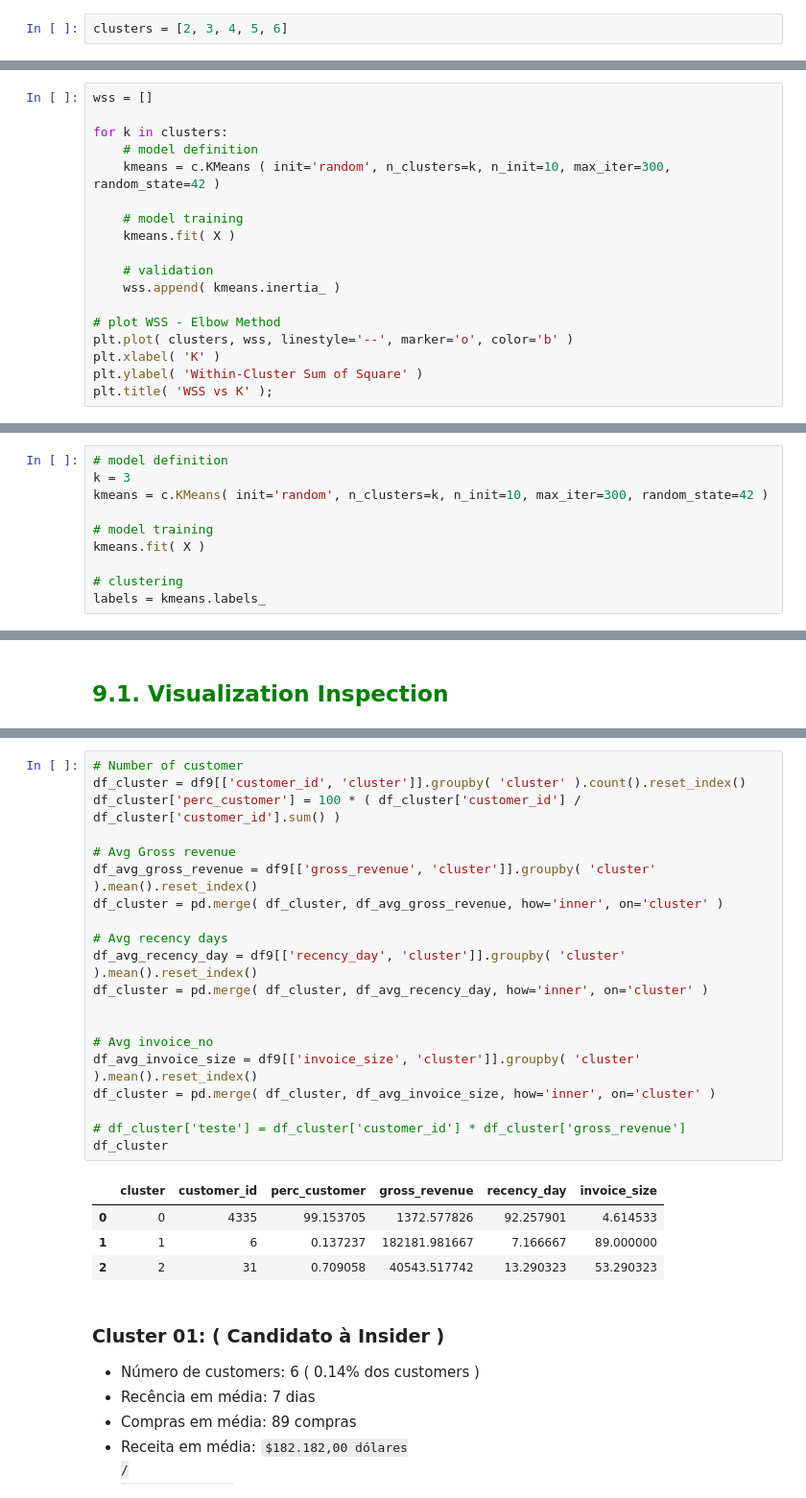
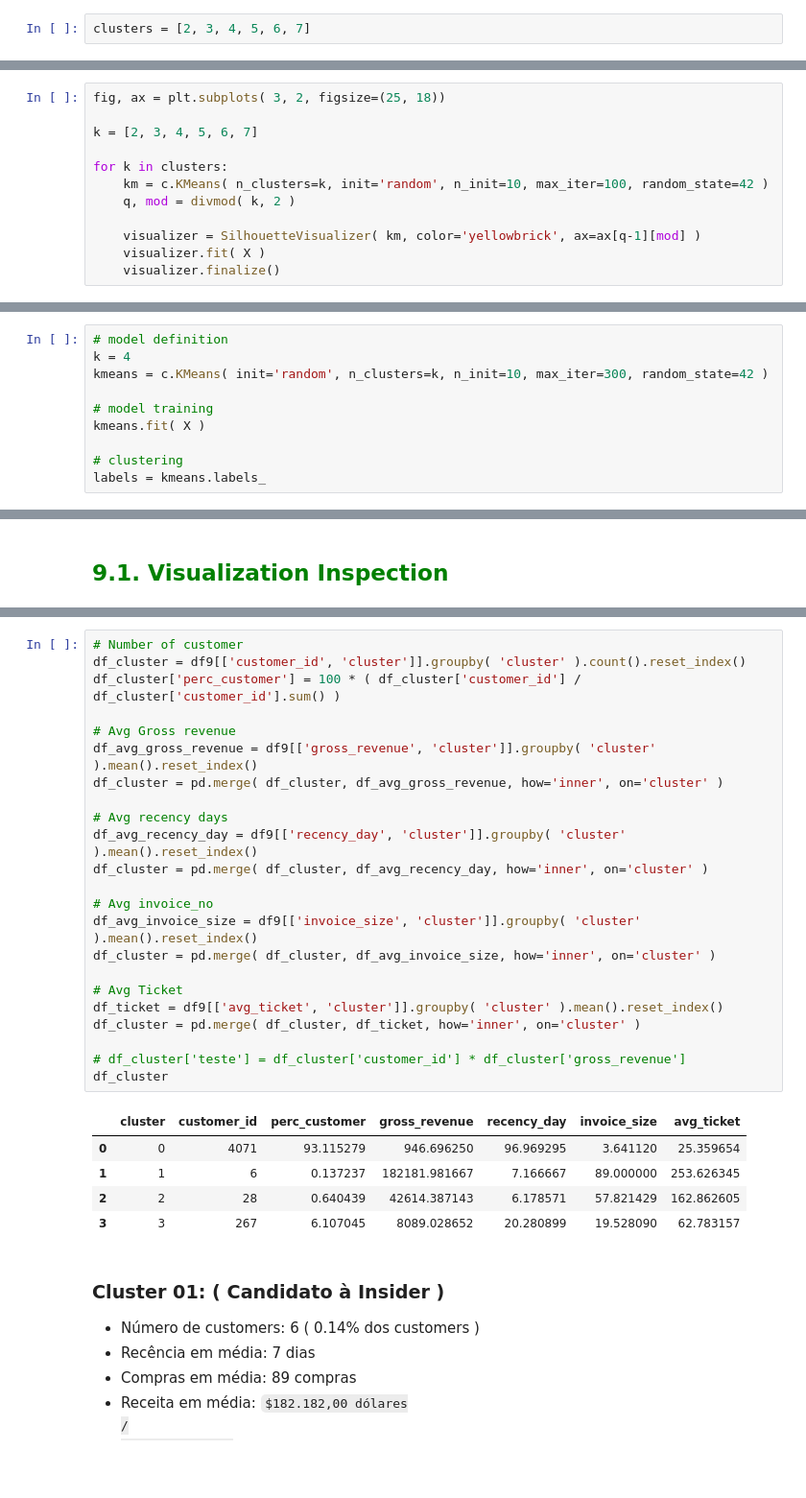
Before and after one commit to fmatholiveira/insiders-clustering, a Jupyter notebook: notebooks/c0.2-mof-metrics.ipynb, the cells around one changed output, grey strips where cells are left out. Shown at 96% size. Saved outputs shown, nothing was run; the diff lists cells and outputs as text; some formulas as TeX source; blank space fills up the shorter version.

```diff
--- a/notebooks/c0.2-mof-metrics.ipynb
+++ b/notebooks/c0.2-mof-metrics.ipynb
@@ -196,24 +203,6 @@ df6 = df5.copy()
 # %%
 X = df6.drop( columns=['customer_id'] )
 # %%
-clusters = [2, 3, 4, 5, 6]
+clusters = [2, 3, 4, 5, 6, 7]
 # %% [markdown]
 ## <font color='green'>7.1. Within-Cluster Sum of Square ( WSS )</font>
-# %%
-wss = []
-
-for k in clusters:
-    # model definition
-    kmeans = c.KMeans ( init='random', n_clusters=k, n_init=10, max_iter=300, random_state=42 )
-
-    # model training
-    kmeans.fit( X )
-
-    # validation
-    wss.append( kmeans.inertia_ )
-
-# plot WSS - Elbow Method
-plt.plot( clusters, wss, linestyle='--', marker='o', color='b' )
-plt.xlabel( 'K' )
-plt.ylabel( 'Within-Cluster Sum of Square' )
-plt.title( 'WSS vs K' );
@@ -238,2 +224,14 @@ kmeans.show();
 # %% [markdown]
 ## <font color='green'>7.3. Sillhouette Analysis</font>
+# %%
+fig, ax = plt.subplots( 3, 2, figsize=(25, 18))
+
+k = [2, 3, 4, 5, 6, 7]
+
+for k in clusters:
+    km = c.KMeans( n_clusters=k, init='random', n_init=10, max_iter=100, random_state=42 )
+    q, mod = divmod( k, 2 )
+
+    visualizer = SilhouetteVisualizer( km, color='yellowbrick', ax=ax[q-1][mod] )
+    visualizer.fit( X )
+    visualizer.finalize()
@@ -243,7 +243,7 @@ kmeans.show();
 ## <font color='green'>8.1. K-Means</font>
 # %%
 # model definition
-k = 3
+k = 4
 kmeans = c.KMeans( init='random', n_clusters=k, n_init=10, max_iter=300, random_state=42 )
 
 # model training
@@ -294,28 +331,32 @@ df9.head()
 # %%
 # Number of customer
 df_cluster = df9[['customer_id', 'cluster']].groupby( 'cluster' ).count().reset_index()
 df_cluster['perc_customer'] = 100 * ( df_cluster['customer_id'] / df_cluster['customer_id'].sum() )
 
 # Avg Gross revenue
 df_avg_gross_revenue = df9[['gross_revenue', 'cluster']].groupby( 'cluster' ).mean().reset_index()
 df_cluster = pd.merge( df_cluster, df_avg_gross_revenue, how='inner', on='cluster' )
 
 # Avg recency days
 df_avg_recency_day = df9[['recency_day', 'cluster']].groupby( 'cluster' ).mean().reset_index()
 df_cluster = pd.merge( df_cluster, df_avg_recency_day, how='inner', on='cluster' )
 
-
 # Avg invoice_no
 df_avg_invoice_size = df9[['invoice_size', 'cluster']].groupby( 'cluster' ).mean().reset_index()
 df_cluster = pd.merge( df_cluster, df_avg_invoice_size, how='inner', on='cluster' )
 
+# Avg Ticket
+df_ticket = df9[['avg_ticket', 'cluster']].groupby( 'cluster' ).mean().reset_index()
+df_cluster = pd.merge( df_cluster, df_ticket, how='inner', on='cluster' )
+
 # df_cluster['teste'] = df_cluster['customer_id'] * df_cluster['gross_revenue']
 df_cluster
 # %% [output]
-|  | cluster | customer_id | perc_customer | gross_revenue | recency_day | invoice_size |
-| 0 | 0 | 4335 | 99.153705 | 1372.577826 | 92.257901 | 4.614533 |
-| 1 | 1 | 6 | 0.137237 | 182181.981667 | 7.166667 | 89.000000 |
-| 2 | 2 | 31 | 0.709058 | 40543.517742 | 13.290323 | 53.290323 |
+|  | cluster | customer_id | perc_customer | gross_revenue | recency_day | invoice_size | avg_ticket |
+| 0 | 0 | 4071 | 93.115279 | 946.696250 | 96.969295 | 3.641120 | 25.359654 |
+| 1 | 1 | 6 | 0.137237 | 182181.981667 | 7.166667 | 89.000000 | 253.626345 |
+| 2 | 2 | 28 | 0.640439 | 42614.387143 | 6.178571 | 57.821429 | 162.862605 |
+| 3 | 3 | 267 | 6.107045 | 8089.028652 | 20.280899 | 19.528090 | 62.783157 |
 # %% [markdown]
 ### Cluster 01: ( Candidato à Insider )
 - Número de customers: 6 ( 0.14% dos customers )
```
Also changed, not shown: parts of 17 cells of this notebook.
